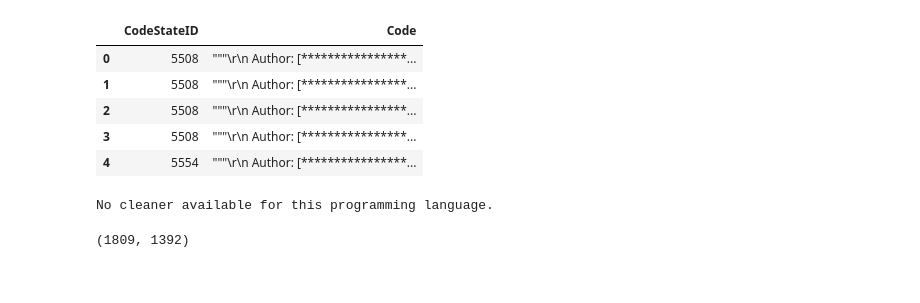
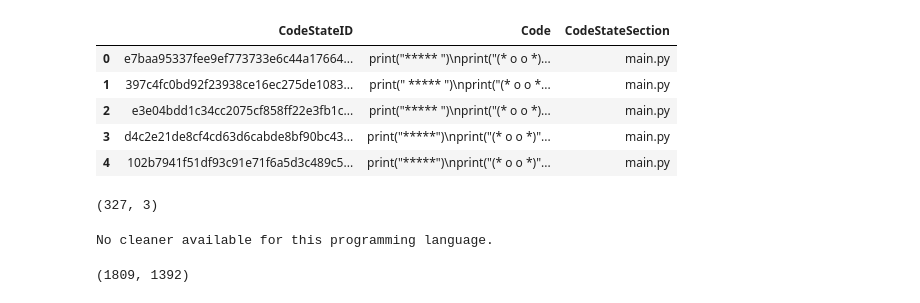
Before and after one commit to CSSPLICE/ProgSnapToolkit, a Jupyter notebook: src/progsnap2/examples/clustering.ipynb, the cells around one changed output. Cells and saved outputs as stored; diff of their text form; code cells hidden in the pictures.

Commit message:
Working git codestates reading!

```diff
--- a/src/progsnap2/examples/clustering.ipynb
+++ b/src/progsnap2/examples/clustering.ipynb
@@ -10,11 +10,12 @@ sys.path.insert(0, "../..")
 from progsnap2.spec.enums import MainTableColumns as Cols
 import pandas as pd
 # %%
-from progsnap2.datasets import cs1eng, codeworkout
+from progsnap2.datasets import cs1eng, codeworkout, codebench
 
 # Select a dataset by setting the config variable
-config = cs1eng.S24
+# config = cs1eng.S24
 # config = codeworkout.F19
+config = codebench.F24
 
 
 dataset_name, dataset_semester = config.name.split('_')
@@ -39,0 +39,3 @@ problem_subset[Cols.SubjectID].nunique()
+# %%
+rows_with_codestate_ids = problem_subset[problem_subset[Cols.CodeStateID].notna()]
+rows_with_codestate_ids
@@ -40,13 +56,17 @@ problem_subset[Cols.SubjectID].nunique()
 # %%
-problem_codestates = dataset.get_codestates(problem_subset)
+problem_codestates = dataset.get_codestates(rows_with_codestate_ids)
 problem_codestates.head()
 # %% [output]
-|  | CodeStateID | Code |
-| 0 | 5508 | """\r\n Author: [****************... |
-| 1 | 5508 | """\r\n Author: [****************... |
-| 2 | 5508 | """\r\n Author: [****************... |
-| 3 | 5508 | """\r\n Author: [****************... |
-| 4 | 5554 | """\r\n Author: [****************... |
+|  | CodeStateID | Code | CodeStateSection |
+| 0 | e7baa95337fee9ef773733e6c44a17664... | print("***** ")\nprint("(* o o *)... | main.py |
+| 1 | 397c4fc0bd92f23938ce16ec275de1083... | print(" ***** ")\nprint("(* o o *... | main.py |
+| 2 | e3e04bdd1c34cc2075cf858ff22e3fb1c... | print("***** ")\nprint("(* o o *)... | main.py |
+| 3 | d4c2e21de8cf4cd63d6cabde8bf90bc43... | print("*****")\nprint("(* o o *)"... | main.py |
+| 4 | 102b7941f51df93c91e71f6a5d3c489c5... | print("*****")\nprint("(* o o *)"... | main.py |
+# %%
+problem_codestates.shape
+# %% [output]
+(327, 3)
 # %%
 logs_with_code = pd.merge(
     problem_subset,
```
Also changed, not shown: parts of 4 cells of this notebook, 2 other files.
